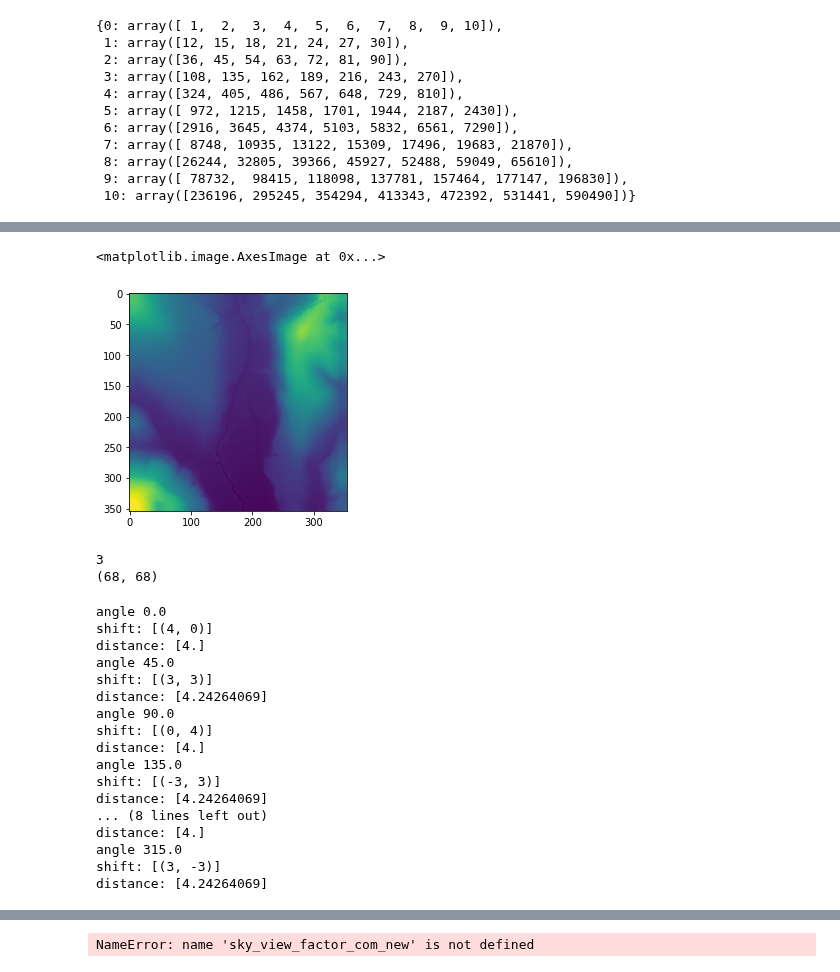
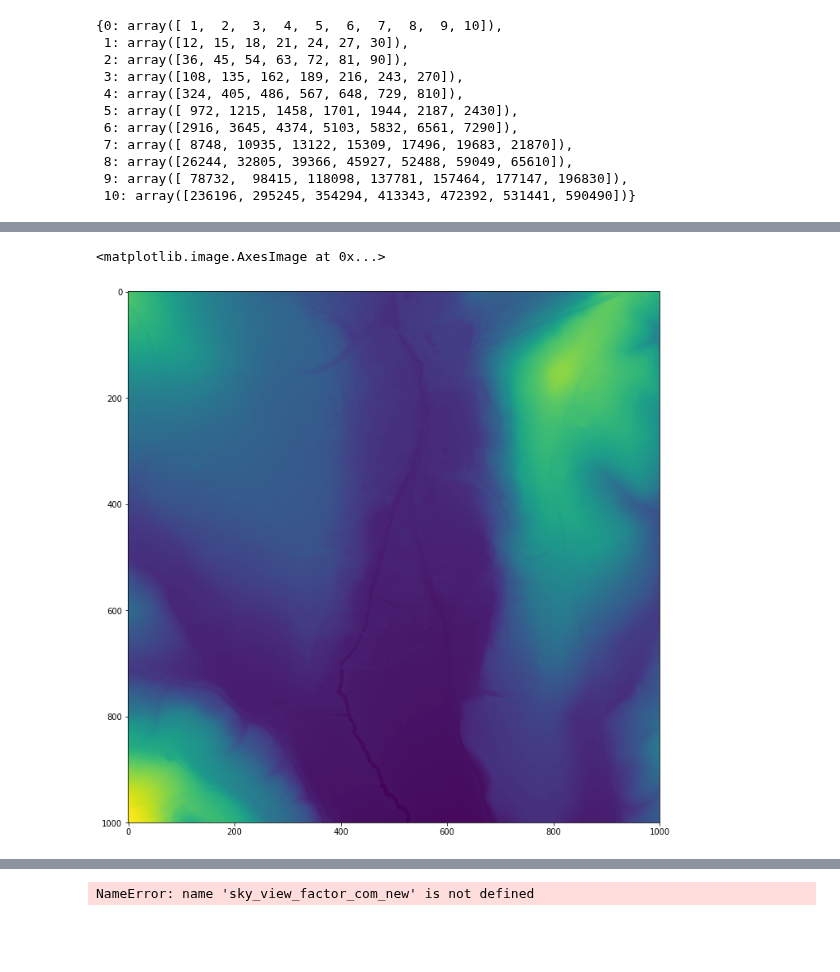
Before and after one commit to EarthObservation/RVT_py, a Jupyter notebook: rvt/ssky_illumination_klemen.ipynb, the cells around one changed output, grey strips where cells are left out. Cells and saved outputs as stored; diff of their text form; code cells hidden in the pictures; blank space fills up the shorter version.

```diff
--- a/rvt/ssky_illumination_klemen.ipynb
+++ b/rvt/ssky_illumination_klemen.ipynb
@@ -154,2 +183,8 @@ def horizon_generate_coarse_dem(dem_fine,
+# %%
+plt.figure(figsize=(12,12))
+plt.imshow(dem)
+# %% [output]
+<matplotlib.image.AxesImage at 0x...>
+[figure, added]
 # %%
 def horizon_generate_pyramids(dem,
@@ -238,42 +275,15 @@ def horizon_generate_pyramids(dem,
 # %%
 pyramid = horizon_generate_pyramids(dem)
 # pyramid
-# %%
-dem_c = horizon_generate_coarse_dem(dem, pyramid_scale, -1, 1, 10)
-plt.imshow(dem_c)
-# %% [output]
-<matplotlib.image.AxesImage at 0x...>
-[figure, removed]
 # %%
-print(np.max([i for i in pyramid]))
-print(pyramid[3]["dem"].shape)
+# print(np.max([i for i in pyramid]))
+# print(pyramid[3]["dem"].shape)
-# %% [output]
-3
-(68, 68)
 # %%
-a=horizon_shift_vector(8, 4, 4)
-for i in a.keys():
-    print(f"angle {i}")
-    for j in a[i]:
-        print(f"{j}: {a[i][j]}")
+# a=horizon_shift_vector(8, 4, 4)
+# for i in a.keys():
+#     print(f"angle {i}")
+#     for j in a[i]:
+#         print(f"{j}: {a[i][j]}")
-# %% [output]
-angle 0.0
-shift: [(4, 0)]
-distance: [4.]
-angle 45.0
-shift: [(3, 3)]
-distance: [4.24264069]
-angle 90.0
-shift: [(0, 4)]
-distance: [4.]
-angle 135.0
-shift: [(-3, 3)]
-distance: [4.24264069]
-... (8 lines left out)
-distance: [4.]
-angle 315.0
-shift: [(3, -3)]
-distance: [4.24264069]
 # %%
 # pyramid[0]["shift"]
 # %%
```
Also changed, not shown: parts of 5 cells of this notebook.
